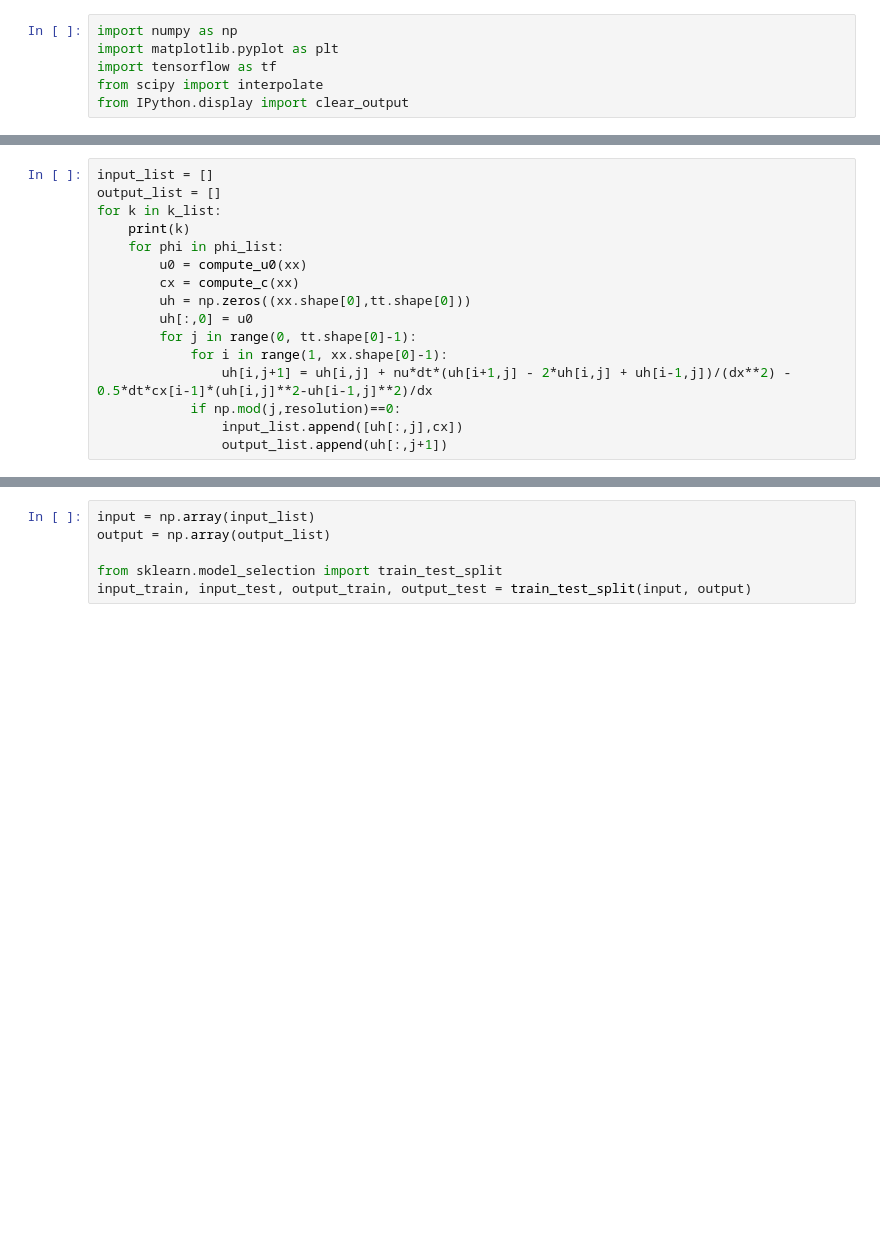
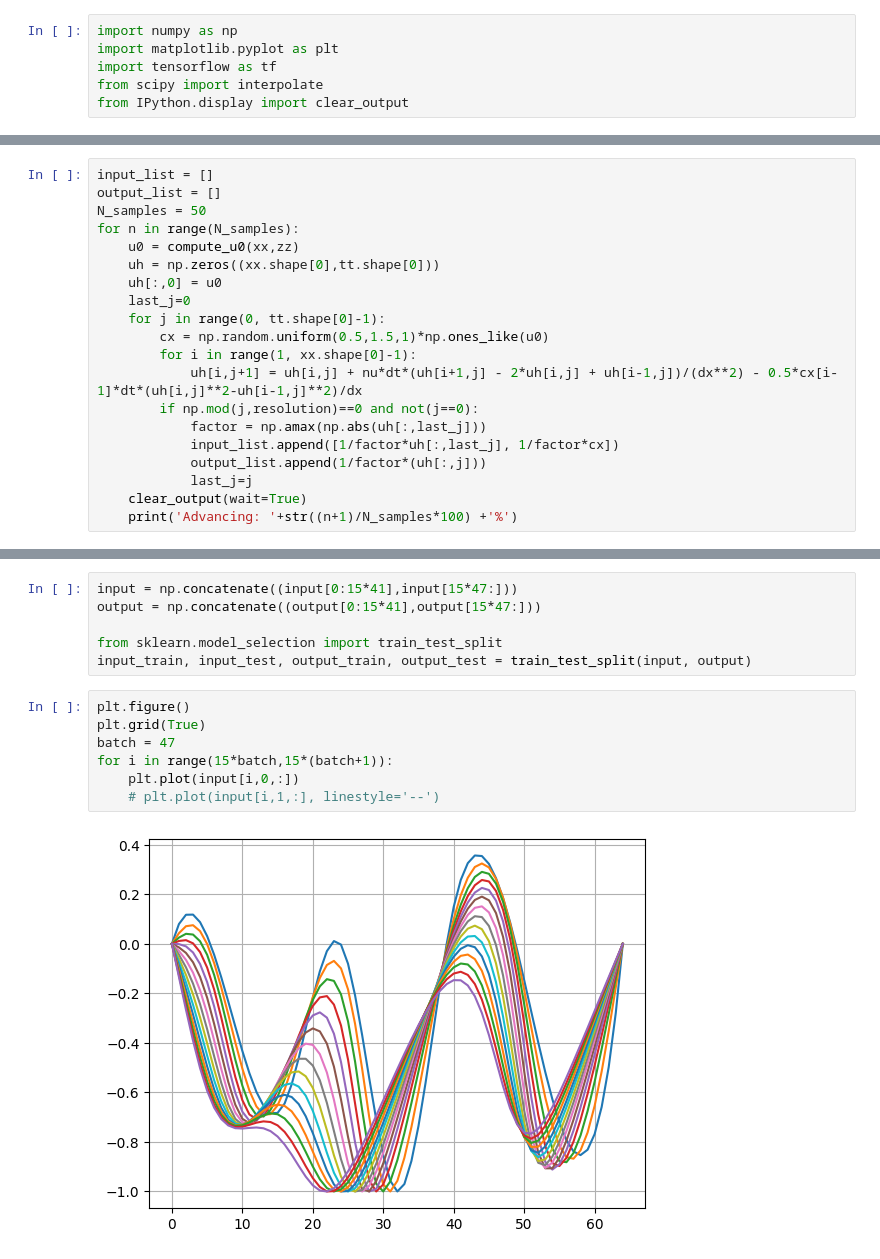
Before and after one commit to Adrianominora/Prevision, a Jupyter notebook: scripts/Burgers_solution_time_cx.ipynb, the cells around one changed output, grey strips where cells are left out. Saved outputs shown, nothing was run; the diff lists cells and outputs as text; blank space fills up the shorter version.

```diff
--- a/scripts/Burgers_solution_time_cx.ipynb
+++ b/scripts/Burgers_solution_time_cx.ipynb
@@ -47,17 +41,21 @@ CFL condition: 0.625
 # %%
 input_list = []
 output_list = []
-for k in k_list:
-    print(k)
-    for phi in phi_list:
-        u0 = compute_u0(xx)
-        cx = compute_c(xx)
-        uh = np.zeros((xx.shape[0],tt.shape[0]))
-        uh[:,0] = u0
-        for j in range(0, tt.shape[0]-1):
-            for i in range(1, xx.shape[0]-1):
-                uh[i,j+1] = uh[i,j] + nu*dt*(uh[i+1,j] - 2*uh[i,j] + uh[i-1,j])/(dx**2) - 0.5*dt*cx[i-1]*(uh[i,j]**2-uh[i-1,j]**2)/dx
-            if np.mod(j,resolution)==0:
-                input_list.append([uh[:,j],cx])
-                output_list.append(uh[:,j+1])
+N_samples = 50
+for n in range(N_samples):
+    u0 = compute_u0(xx,zz)
+    uh = np.zeros((xx.shape[0],tt.shape[0]))
+    uh[:,0] = u0
+    last_j=0
+    for j in range(0, tt.shape[0]-1):
+        cx = np.random.uniform(0.5,1.5,1)*np.ones_like(u0)
+        for i in range(1, xx.shape[0]-1):
+            uh[i,j+1] = uh[i,j] + nu*dt*(uh[i+1,j] - 2*uh[i,j] + uh[i-1,j])/(dx**2) - 0.5*cx[i-1]*dt*(uh[i,j]**2-uh[i-1,j]**2)/dx
+        if np.mod(j,resolution)==0 and not(j==0):
+            factor = np.amax(np.abs(uh[:,last_j]))
+            input_list.append([1/factor*uh[:,last_j], 1/factor*cx])
+            output_list.append(1/factor*(uh[:,j]))
+            last_j=j
+    clear_output(wait=True)
+    print('Advancing: '+str((n+1)/N_samples*100) +'%')
 # %% [output]
@@ -72,7 +74,16 @@ for k in k_list:
 # %%
-input = np.array(input_list)
-output = np.array(output_list)
+input = np.concatenate((input[0:15*41],input[15*47:]))
+output = np.concatenate((output[0:15*41],output[15*47:]))
 
 from sklearn.model_selection import train_test_split
 input_train, input_test, output_train, output_test = train_test_split(input, output)
+# %%
+plt.figure()
+plt.grid(True)
+batch = 47
+for i in range(15*batch,15*(batch+1)):
+    plt.plot(input[i,0,:])
+    # plt.plot(input[i,1,:], linestyle='--')
+# %% [output]
+[figure, added]
 # %%
```
Also changed, not shown: parts of 6 cells of this notebook, 7 other files.
